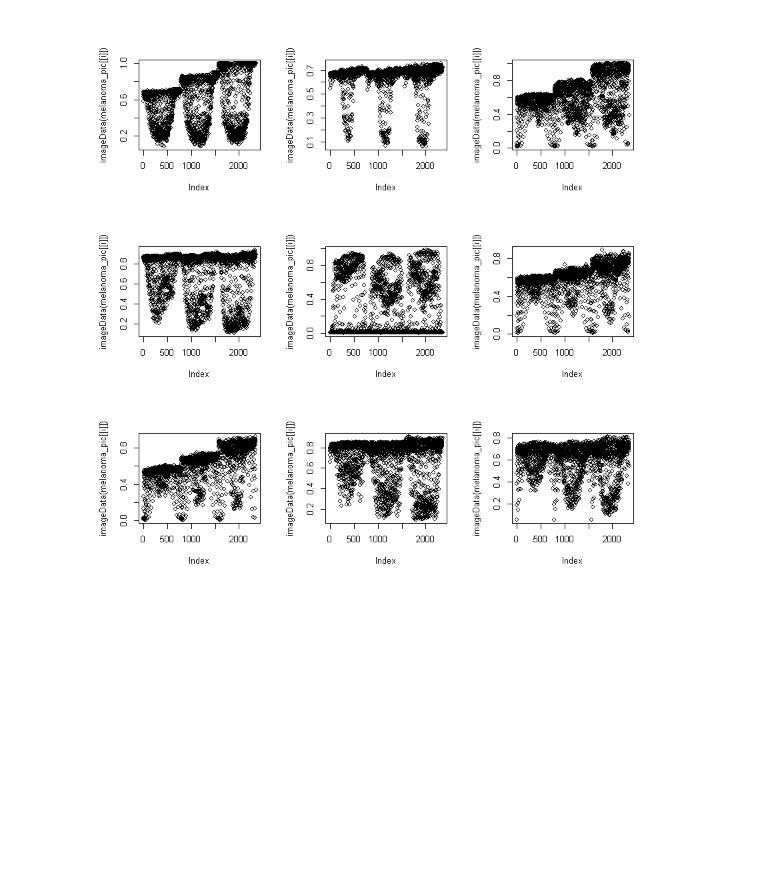
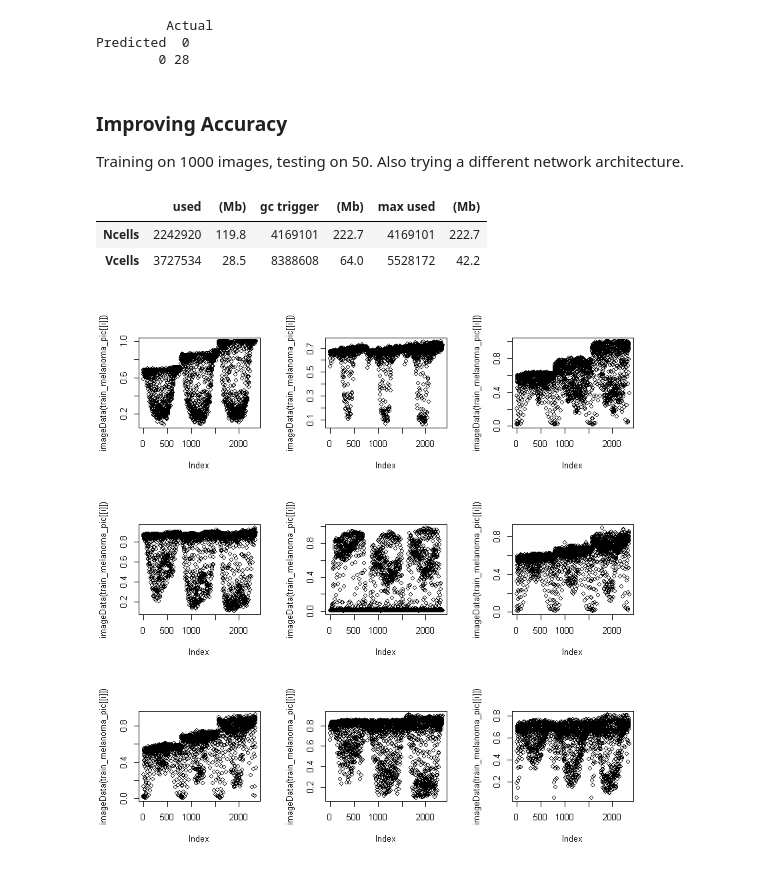
Before and after one commit to alif-munim/r-tensorflow, a Jupyter notebook: melanoma-classification/melanoma_classification.ipynb, the cells around one changed output. Cells and saved outputs as stored; diff of their text form; code cells hidden in the pictures; blank space fills up the shorter version.

Commit message:
Train model with more images and deeper network

```diff
--- a/melanoma-classification/melanoma_classification.ipynb
+++ b/melanoma-classification/melanoma_classification.ipynb
@@ -40,2 +142,13 @@ Warning message:
+# %%
+# Confusion Matrix
+pred <- model %>% predict_classes(test_x)
+table(Predicted = pred, Actual = test_y)
+# %% [output]
+         Actual
+Predicted  0
+        0 28
+# %% [markdown]
+### Improving Accuracy
+Training on 1000 images, testing on 50. Also trying a different network architecture.
 # %%
 # Read train file names
@@ -44,14 +157,21 @@ file_list <- list.files(path="C:\\Users\\alif-\\Projects\\r-tensorflow\\melanoma
 # %%
 # Read, resize, and unroll train images into vectors
-melanoma_pic <- list()
-for (i in 1:length(file_list)) {melanoma_pic[[i]] <- readImage(file_list[i])}
-for (i in 1:length(file_list)) {melanoma_pic[[i]] <- resize(melanoma_pic[[i]], 28, 28)}
-for (i in 1:length(file_list)) {melanoma_pic[[i]] <- array_reshape(melanoma_pic[[i]], c(28, 28, 3))}
+gc()
+train_melanoma_pic <- list()
+for (i in 1:length(train_file_list)) {train_melanoma_pic[[i]] <- readImage(train_file_list[i])}
+# %% [output]
+|  | used | (Mb) | gc trigger | (Mb) | max used | (Mb) |
+| Ncells | 2242920 | 119.8 | 4169101 | 222.7 | 4169101 | 222.7 |
+| Vcells | 3727534 | 28.5 | 8388608 | 64.0 | 5528172 | 42.2 |
-# %%
-par(mfrow = c(3,3))
-for (i in 1:9) plot(imageData(melanoma_pic[[i]]))
-# %% [output]
-[figure, removed]
+# %%
+for (i in 1:length(train_file_list)) {train_melanoma_pic[[i]] <- resize(train_melanoma_pic[[i]], 28, 28)}
+# %%
+for (i in 1:length(train_file_list)) {train_melanoma_pic[[i]] <- array_reshape(train_melanoma_pic[[i]], c(28, 28, 3))}
+# %%
+par(mfrow = c(3,3))
+for (i in 1:9) plot(imageData(train_melanoma_pic[[i]]))
+# %% [output]
+[figure, added]
 # %%
 # Row bind train images
 train_x <- NULL
```
Also changed, not shown: parts of 45 cells of this notebook.
